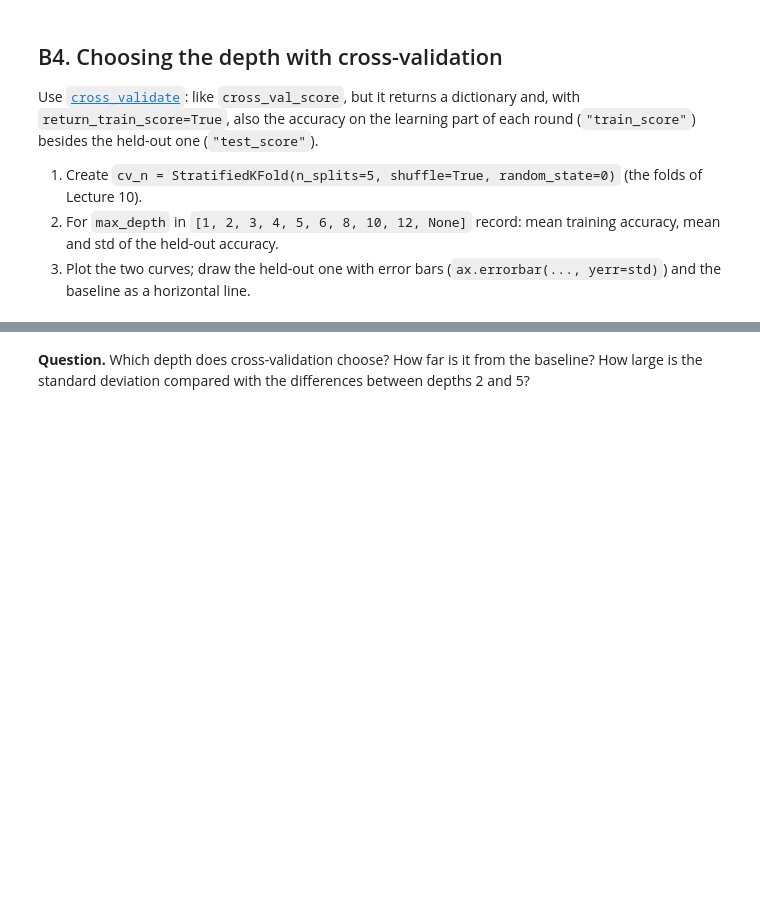
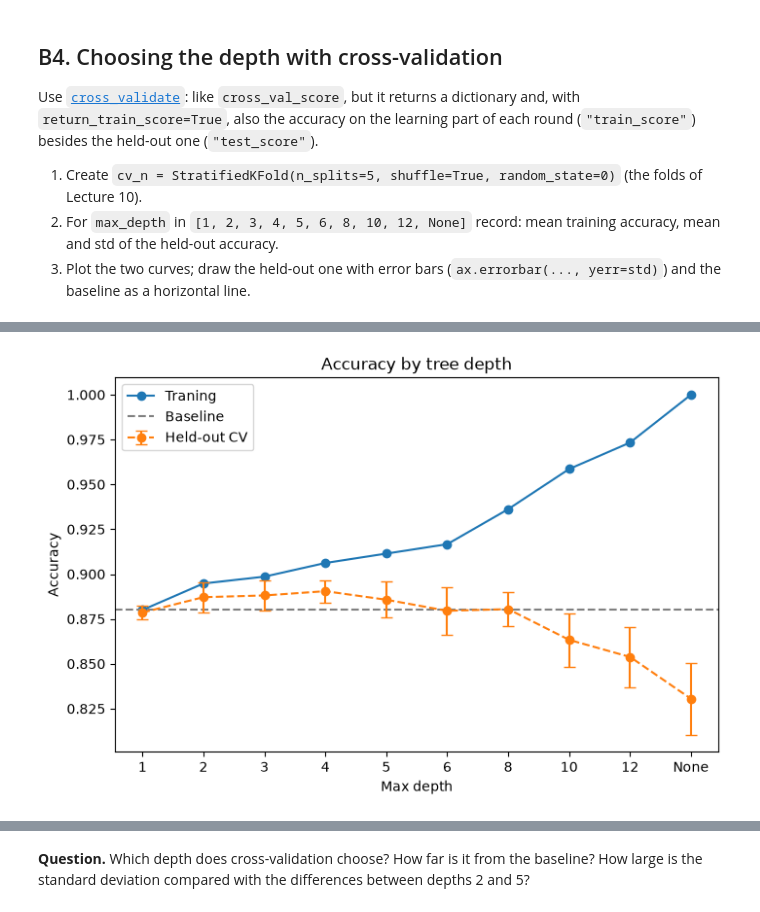
Before and after one commit to mengxian0913/MLDM_Unibo_public, a Jupyter notebook: ML_Lab/notebooks/lab02-dt/lab02-dt.ipynb, the cells around one changed output, grey strips where cells are left out. Saved outputs shown, nothing was run; the diff lists cells and outputs as text; code cells hidden in the pictures; blank space fills up the shorter version.

```diff
--- a/ML_Lab/notebooks/lab02-dt/lab02-dt.ipynb
+++ b/ML_Lab/notebooks/lab02-dt/lab02-dt.ipynb
@@ -722,3 +768,22 @@ on the learning part of each round (`"train_score"`) besides the held-out one (`
 1. Create `cv_n = StratifiedKFold(n_splits=5, shuffle=True, random_state=0)` (the folds of Lecture 10).
 1. For `max_depth` in `[1, 2, 3, 4, 5, 6, 8, 10, 12, None]` record: mean training accuracy, mean and std of the held-out accuracy.
 1. Plot the two curves; draw the held-out one with error bars (`ax.errorbar(..., yerr=std)`) and the baseline as a horizontal line.
+# %%
+cv_n = StratifiedKFold(n_splits=5, shuffle=True, random_state=0)
+max_depths = [1, 2, 3, 4, 5, 6, 8, 10, 12, None]
+
+rows = []
+
+for depth in max_depths:
+    dcl = DecisionTreeClassifier(random_state=0, max_depth=depth)
+    score = cross_validate(dcl, X_train, y_train, cv=cv_n, scoring="accuracy")
+    tree  = dcl.fit(X_train, y_train)
+
+    rows.append({
+        "train": (tree.predict(X_train) == y_train).sum() / len(y_train),
+        "held-out mean": score["test_score"].mean(),
+        "held-out std": score["test_score"].std(),
+    })
+
+results = pd.DataFrame(rows, index=max_depths)
+display(results)
@@ -740,2 +804,29 @@ on the learning part of each round (`"train_score"`) besides the held-out one (`
+# %%
+x = np.arange(len(max_depths))
+labels = ["None" if d is None else str(d) for d in max_depths]
+
+fig, ax = plt.subplots(figsize=(8, 5))
+ax.plot(x, results["train"], marker="o", label="Traning")
+ax.axhline(y=baseline, color="gray", linestyle="--", label="Baseline")
+
+ax.errorbar(
+    x,
+    results["held-out mean"],
+    yerr=results["held-out std"],
+    marker='o',
+    linestyle="--",
+    capsize=4,
+    label="Held-out CV"
+)
+
+ax.set_xticks(x, labels)
+ax.set_xlabel("Max depth")
+ax.set_ylabel("Accuracy")
+ax.set_title("Accuracy by tree depth")
+ax.legend()
+
+plt.show()
+# %% [output]
+[figure, added]
 # %%
 # your code here
```
Also changed, not shown: parts of 25 cells of this notebook.
